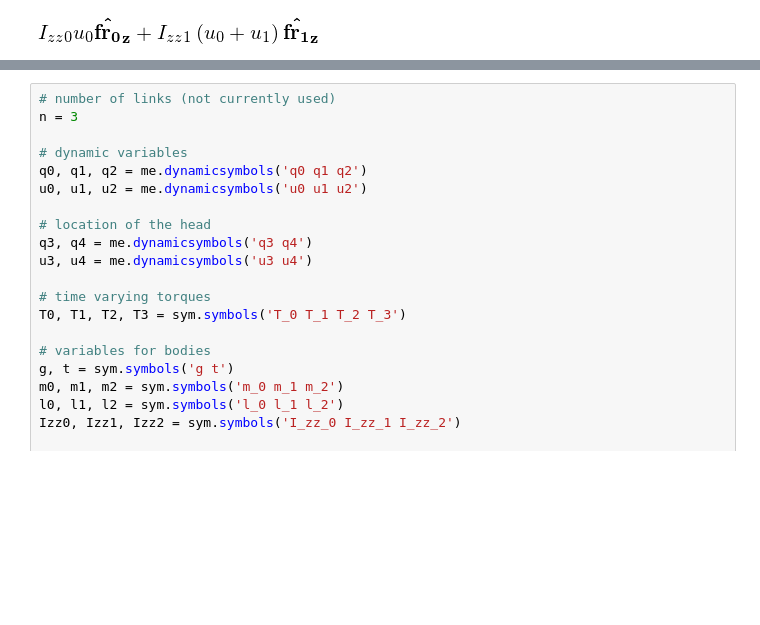
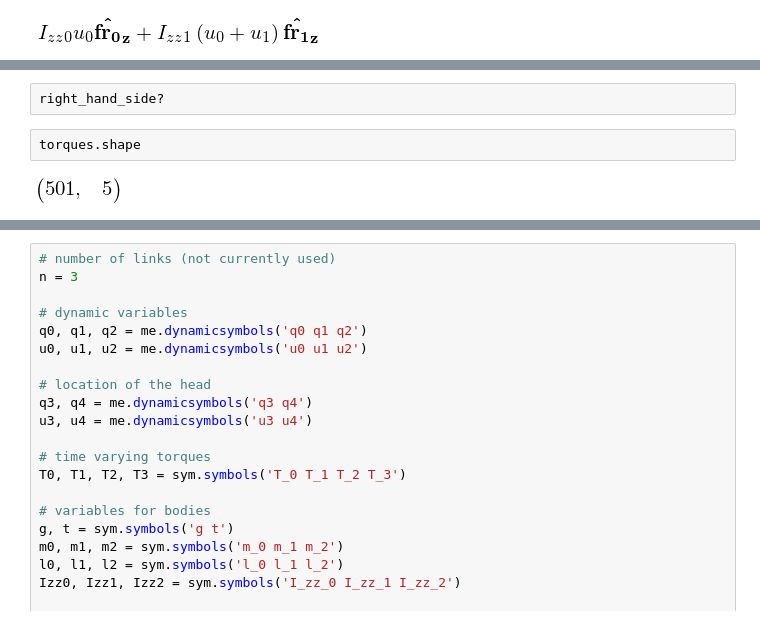
Before and after one commit to isaacyeaton/snaketurn, a Jupyter notebook: 3-link-snake-free-head-torques.ipynb, the cells around one changed output, grey strips where cells are left out. Cells and saved outputs as stored; diff of their text form; blank space fills up the shorter version.

```diff
--- a/3-link-snake-free-head-torques.ipynb
+++ b/3-link-snake-free-head-torques.ipynb
@@ -161,0 +286,6 @@ ShapeError: `self` and `rhs` must have the same number of rows.
+# %%
+right_hand_side?
+# %%
+torques.shape
+# %% [output]
+[figure, added]
```
Also changed, not shown: parts of 34 cells of this notebook, 1 other file.
